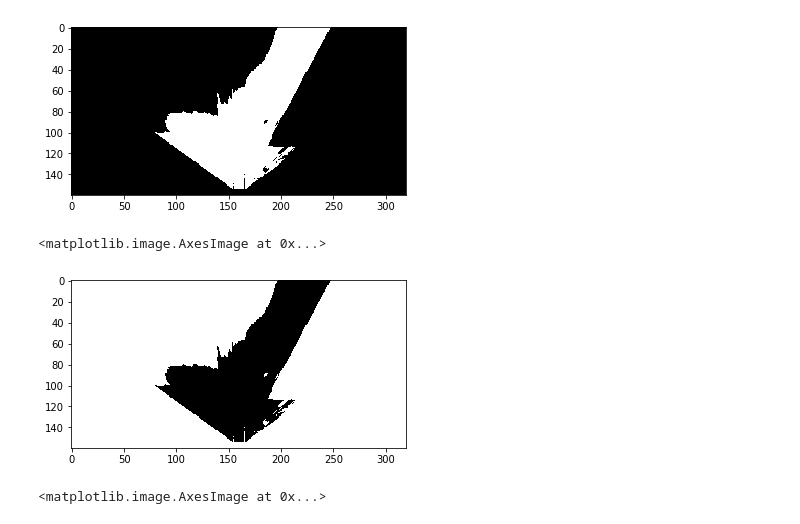
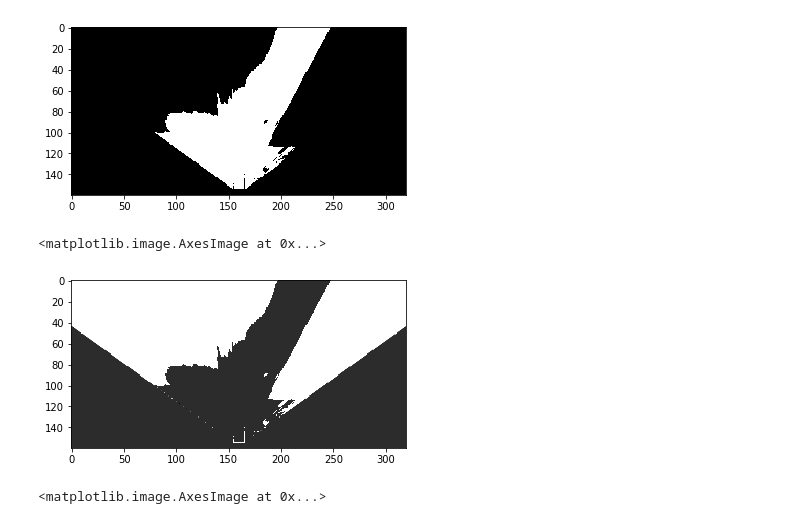
Before and after one commit to aminghafari/Robotics_Udacity, a Jupyter notebook: Project1/RoboND-Rover-Project/code/Rover_Project_Test_Notebook.ipynb, the cells around one changed output. Drawn from its saved outputs; the diff is of its cells as text; code cells hidden in the pictures.

```diff
--- a/Project1/RoboND-Rover-Project/code/Rover_Project_Test_Notebook.ipynb
+++ b/Project1/RoboND-Rover-Project/code/Rover_Project_Test_Notebook.ipynb
@@ -137,29 +137,20 @@ plt.imshow(threshed, cmap='gray')
 # %% [output]
 <matplotlib.image.AxesImage at 0x...>
 [figure]
-# %%
-# Obstacle
-def color_thresh_obstacle(img, rgb_thresh=(160, 160, 160)):
-    # Create an array of zeros same xy size as img, but single channel
-    color_select = np.zeros_like(img[:,:,0])
-    # Require that each pixel be below all three threshold values in RGB
-    # above_thresh will now contain a boolean array with "True"
-    # where threshold was met
-    below_thresh = (img[:,:,0] <= rgb_thresh[0]) \
-                | (img[:,:,1] <= rgb_thresh[1]) \
-                | (img[:,:,2] <= rgb_thresh[2])
-    # Index the array of zeros with the boolean array and set to 1
-    color_select[below_thresh] = 1
-    # Return the binary image
-    return color_select
-
-threshed_obstacle = color_thresh_obstacle(warped)
-#warped_obstacle = perspect_transform(threshed_obstacle, source, destination)
-plt.imshow(threshed_obstacle, cmap='gray')
-#scipy.misc.imsave('../output/warped_threshed.jpg', threshed*255)
-# %% [output]
-<matplotlib.image.AxesImage at 0x...>
-[figure, removed]
+# %%
+# Obstacle
+blanck = np.ones((grid_img.shape[0],grid_img.shape[1]))
+warped_blanck = perspect_transform(blanck, source, destination)
+warped_blanck = 1-warped_blanck
+
+threshed_obstacle = threshed + warped_blanck
+threshed_obstacle = 1 - threshed_obstacle
+plt.imshow(threshed_obstacle, cmap='gray')
+#plt.imshow(warped_blanck_rev, cmap='gray')
+#scipy.misc.imsave('../output/warped_threshed.jpg', threshed*255)
+# %% [output]
+<matplotlib.image.AxesImage at 0x...>
+[figure, added]
 # %%
 # Rock Image
 def color_thresh_rock(img, rgb_thresh=(100, 100, 50)):
```
Also changed, not shown: parts of 5 cells of this notebook, 2 other files.
